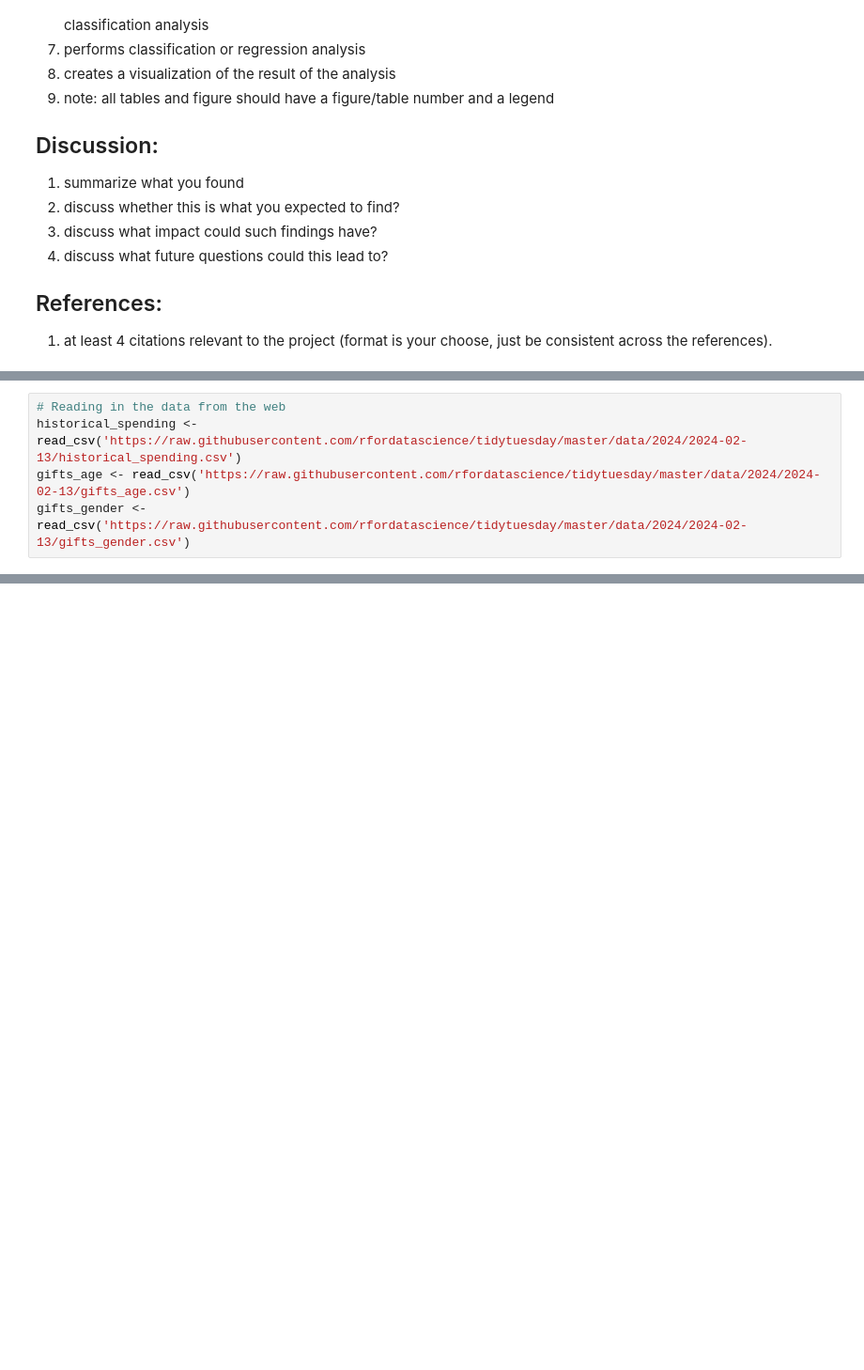
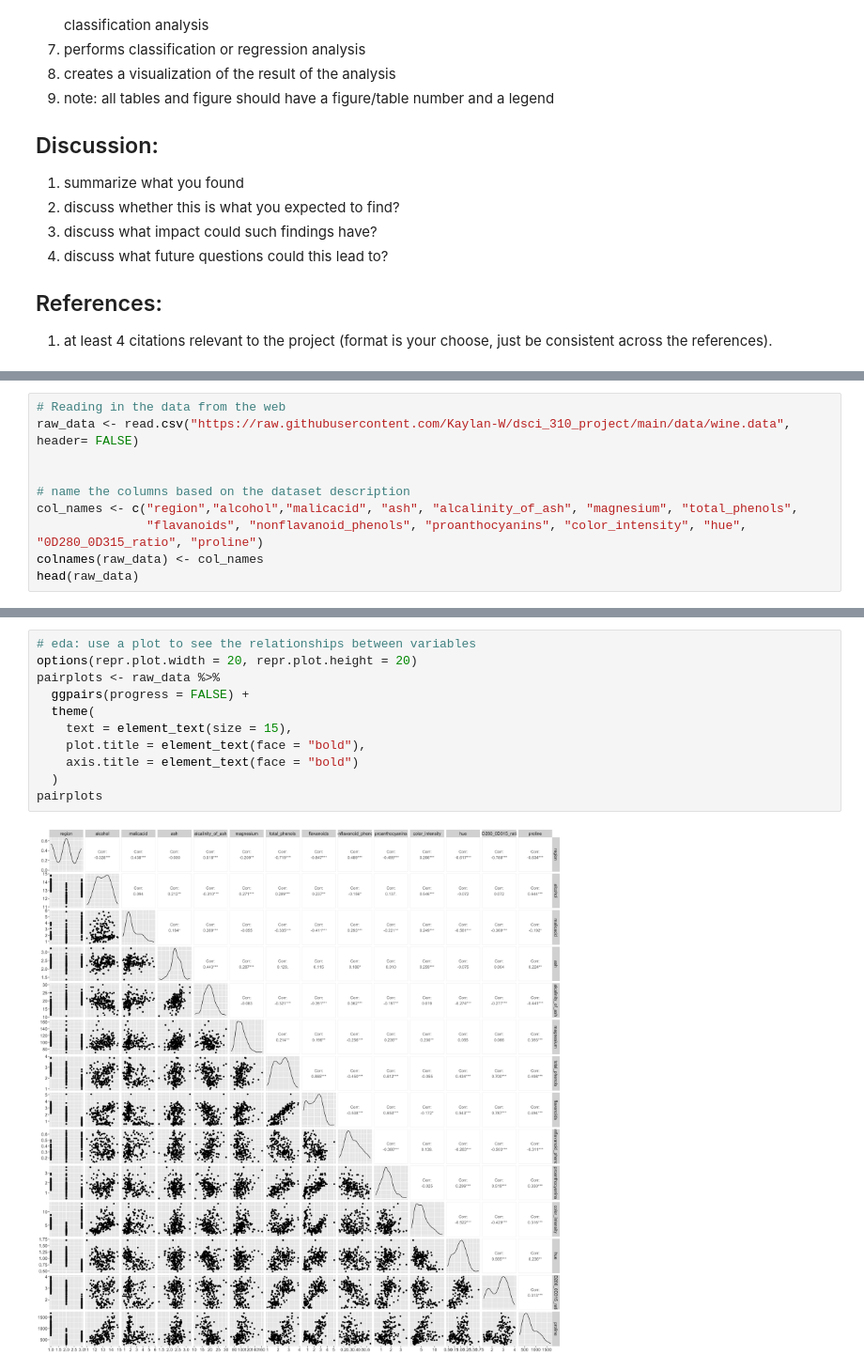
Before and after one commit to Kaylan-W/dsci_310_project, a Jupyter notebook: analysis.ipynb, the cells around one changed output, grey strips where cells are left out. Shown at 94% size. Drawn from its saved outputs; the diff is of its cells as text; blank space fills up the shorter version.

Commit message:
Read and tidied data, did some EDA

```diff
--- a/analysis.ipynb
+++ b/analysis.ipynb
@@ -65,6 +46,11 @@ library(ggplot2)
 # %%
 # Reading in the data from the web
-historical_spending <- read_csv('https://raw.githubusercontent.com/rfordatascience/tidytuesday/master/data/2024/2024-02-13/historical_spending.csv')
-gifts_age <- read_csv('https://raw.githubusercontent.com/rfordatascience/tidytuesday/master/data/2024/2024-02-13/gifts_age.csv')
-gifts_gender <- read_csv('https://raw.githubusercontent.com/rfordatascience/tidytuesday/master/data/2024/2024-02-13/gifts_gender.csv')
+raw_data <- read.csv("https://raw.githubusercontent.com/Kaylan-W/dsci_310_project/main/data/wine.data", header= FALSE)
+
+
+# name the columns based on the dataset description
+col_names <- c("region","alcohol","malicacid", "ash", "alcalinity_of_ash", "magnesium", "total_phenols",
+               "flavanoids", "nonflavanoid_phenols", "proanthocyanins", "color_intensity", "hue", "0D280_0D315_ratio", "proline")
+colnames(raw_data) <- col_names
+head(raw_data)
 # %% [output]
@@ -87,0 +66,13 @@ dbl (8): SpendingCelebrating, Candy, Flowers, Jewelry, GreetingCards, Evenin...
+# %%
+# eda: use a plot to see the relationships between variables
+options(repr.plot.width = 20, repr.plot.height = 20)
+pairplots <- raw_data %>%
+  ggpairs(progress = FALSE) +
+  theme(
+    text = element_text(size = 15),
+    plot.title = element_text(face = "bold"),
+    axis.title = element_text(face = "bold")
+  )
+pairplots
+# %% [output]
+[figure, added]
```
Also changed, not shown: parts of 3 cells of this notebook.
